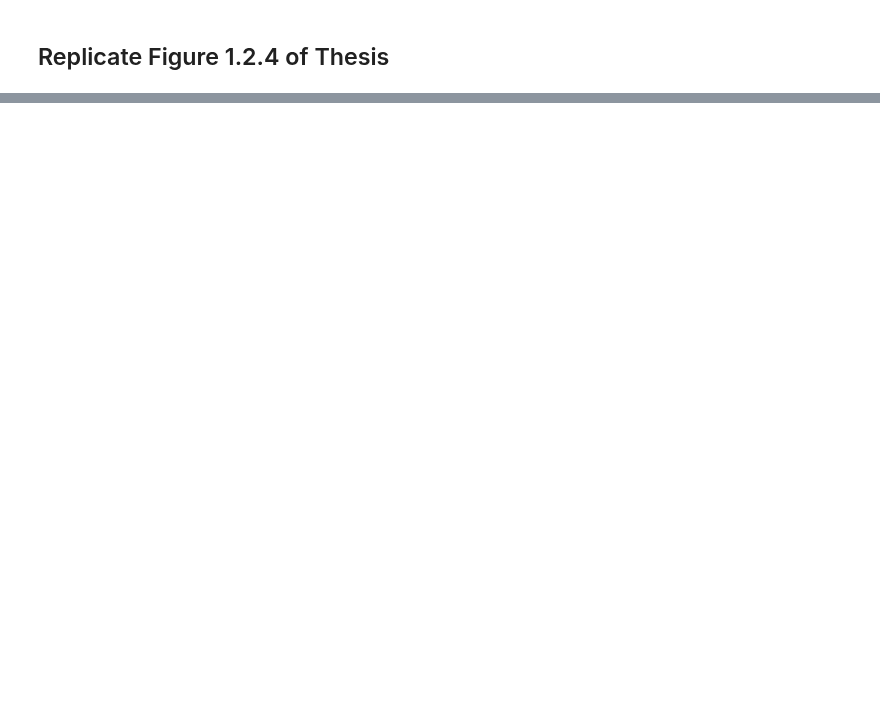
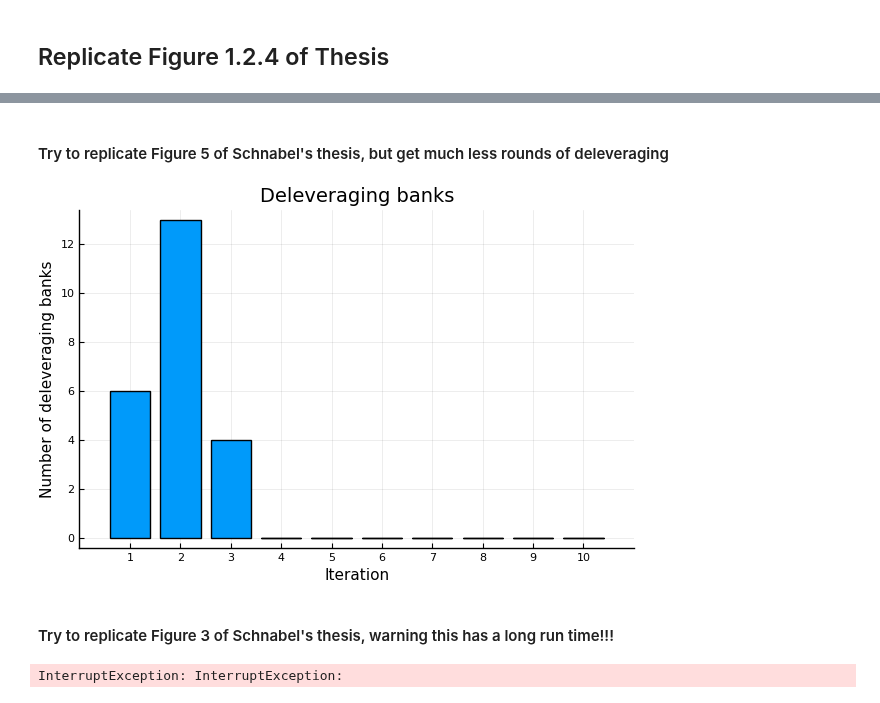
Before and after one commit to wolfstam/FinNetValu, a Jupyter notebook: notebooks/replications_csmodel.ipynb, the cells around one changed output, grey strips where cells are left out. Cells and saved outputs as stored; diff of their text form; code cells hidden in the pictures; blank space fills up the shorter version.

```diff
--- a/notebooks/replications_csmodel.ipynb
+++ b/notebooks/replications_csmodel.ipynb
@@ -201,0 +328,60 @@ p = plot(p1,p2, layout=(2,1), size=(400, 600), dpi=100)
+# %% [markdown]
+#### Try to replicate Figure 5 of Schnabel's thesis, but get much less rounds of deleveraging
+# %%
+DE_commercial_Θ_ids = [occursin("commercial.real.estate_DE", x) for x in Θ_ids]
+ϵ_array_5 = zeros(size(Θ_ids))
+ϵ_array_5[DE_commercial_Θ_ids] .= 0.1
+
+csmodel = CSModel(Π, C, B, S, ADV, σ,
+                        c, τ, λ_max, λ_target=λ_target, α=α, insolsell=false)
+
+# intial a
+a = init_a(csmodel, Θ, ϵ_array_5)
+# initial current state
+x = FinNetValu.init(csmodel, a)
+
+delev = zeros(10,1)
+insol = zeros(10,1)
+y = deepcopy(x)
+for k in 1:10
+    delev[k] = sum(FinNetValu.delevprop(csmodel, y, a) .> 0.0)
+    insol[k] = sum(.!solvent(csmodel, y))
+    valuation!(y, csmodel, y, a)
+end
+
+bar(bins=1:10, delev[:], legend=false, title="Deleveraging banks",
+    xlabel="Iteration", ylabel="Number of deleveraging banks",
+    xticks=(vec(1:10)))
+# %% [output]
+[figure, added]
+# %% [markdown]
+#### Try to replicate Figure 3 of Schnabel's thesis, warning this has a long run time!!!
+# %%
+DE_commercial_Θ_ids = [occursin("commercial.real.estate_DE", x) for x in Θ_ids]
+
+hsbc_id = [occursin("GB089", x) for x in bank_ids]
+bnp_id = [occursin("FR013", x) for x in bank_ids]
+
+hmap = ones(10,10)
+
+tmpC = deepcopy(C)
+
+nsteps = 5
+
+for bailout in 1:nsteps
+    tmpC[hsbc_id] .+= bailout*(120000000000/nsteps)
+
+    for bailout2 in 1:nsteps
+        tmpC[bnp_id] .+= bailout2*(120000000000/nsteps)
+        csmodel = CSModel(Π, tmpC, B, S, ADV, σ,
+                            c, τ, λ_max, λ_target=λ_target, α=α, insolsell=false)
+        a = init_a(csmodel, Θ, DE_commercial_Θ_ids.*0.1)
+        fp = fixvalue(csmodel, a, m=0)
+        sol = .!solvent(csmodel, fp)
+        hmap[bailout, bailout2] = sol[hsbc_id][1] + 2*sol[bnp_id][1]
+    end
+end
+
+print(hmap)
+# %% [output]
+InterruptException: InterruptException:
```
Also changed, not shown: parts of 16 cells of this notebook, 16 other files.
